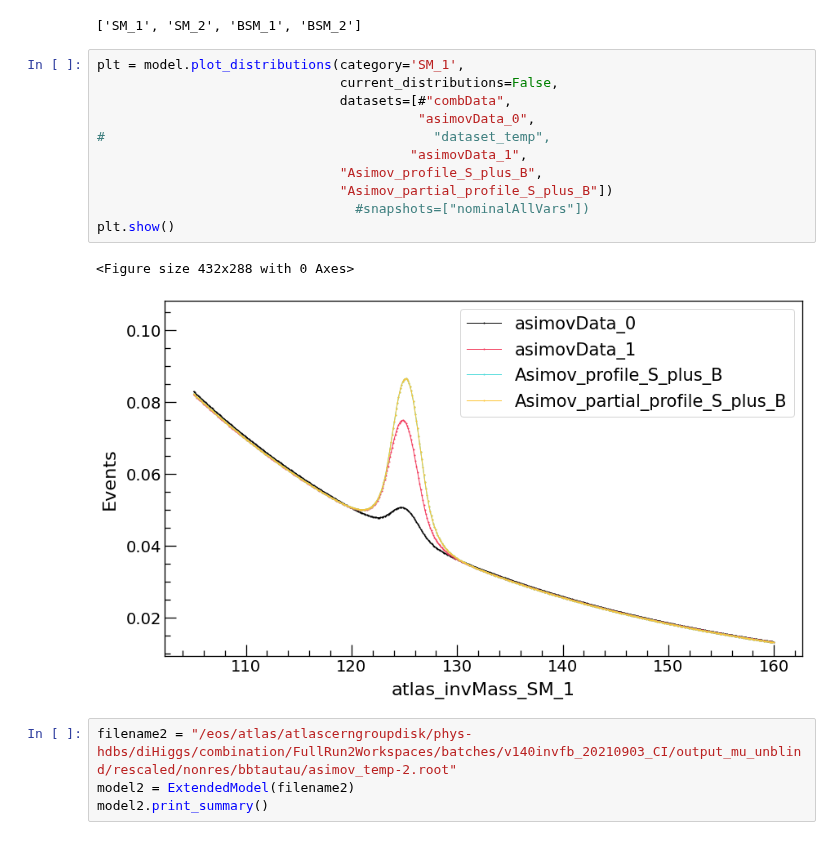
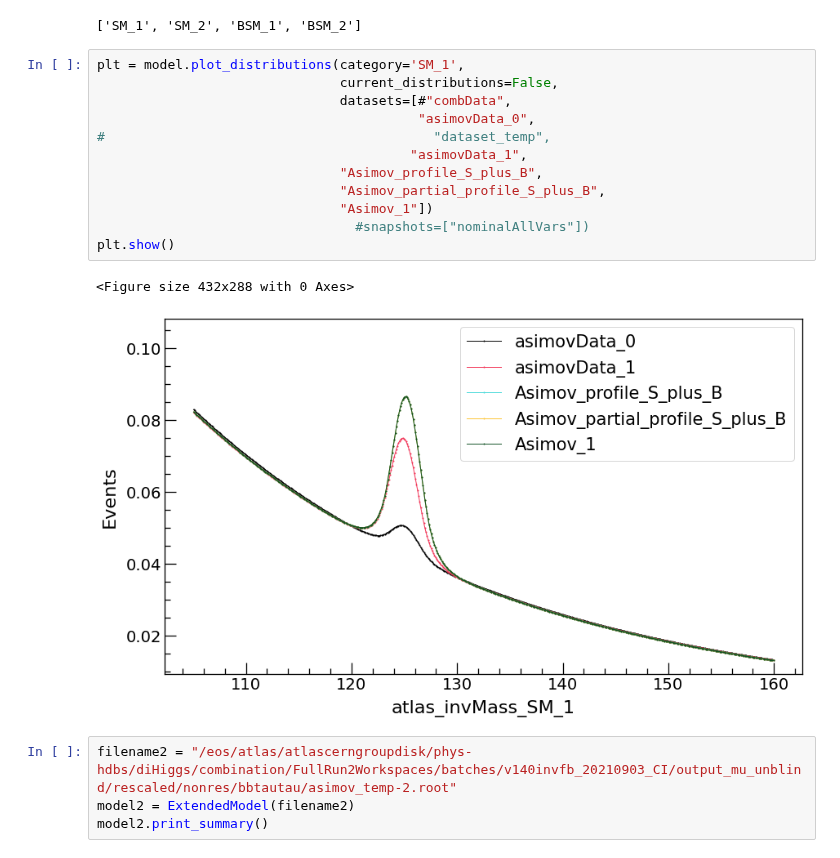
Before and after one commit to dyl64/hh_combination_fw, a Jupyter notebook: NP_ranking/VisualizeDatasetDistributions.ipynb, the cells around one changed output. Saved outputs shown, nothing was run; the diff lists cells and outputs as text.

```diff
--- a/NP_ranking/VisualizeDatasetDistributions.ipynb
+++ b/NP_ranking/VisualizeDatasetDistributions.ipynb
@@ -84,17 +83,18 @@ model.get_categories()
 # %%
 plt = model.plot_distributions(category='SM_1',
                                current_distributions=False,
                                datasets=[#"combData",
                                          "asimovData_0",
 #                                          "dataset_temp",
                                         "asimovData_1",
                                "Asimov_profile_S_plus_B",
-                               "Asimov_partial_profile_S_plus_B"])
+                               "Asimov_partial_profile_S_plus_B",
+                               "Asimov_1"])
                                  #snapshots=["nominalAllVars"])
 plt.show()
 # %% [output]
 <Figure size 432x288 with 0 Axes>
-[figure, old version]
+[figure, new version]
 # %%
 filename2 = "/eos/atlas/atlascerngroupdisk/phys-hdbs/diHiggs/combination/FullRun2Workspaces/batches/v140invfb_20210903_CI/output_mu_unblind/rescaled/nonres/bbtautau/asimov_temp-2.root"
 model2 = ExtendedModel(filename2)
```
Also changed, not shown: parts of 5 cells of this notebook, 2 other files.
